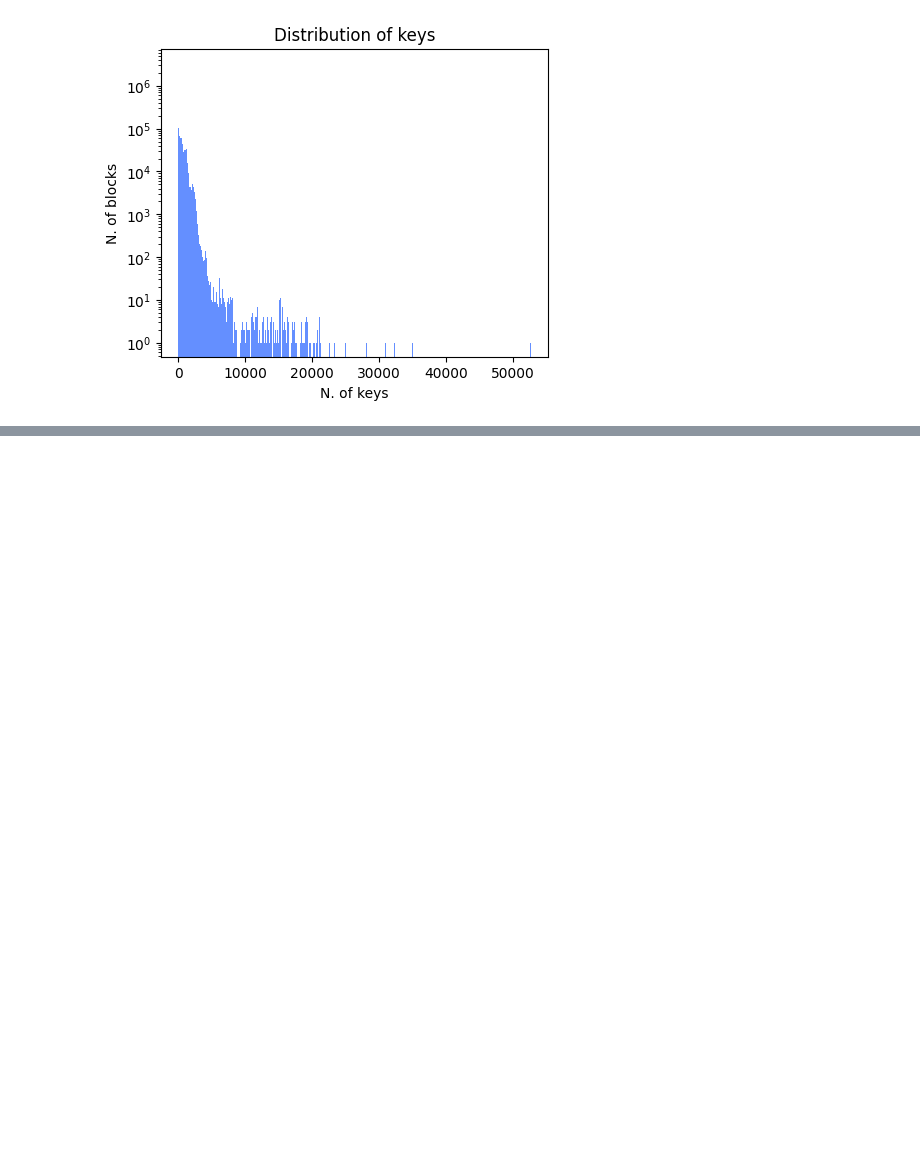
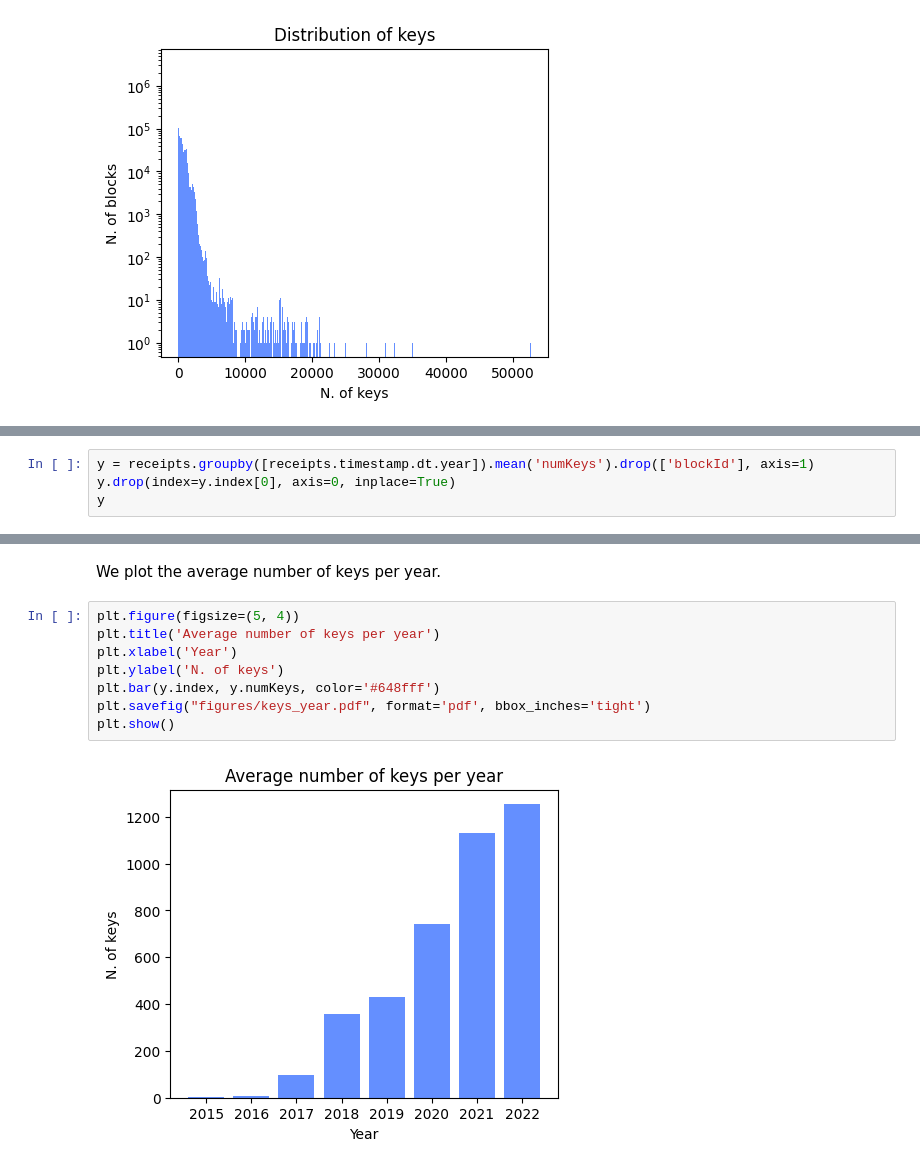
Before and after one commit to mloporchio/LogsBloomAnalysis, a Jupyter notebook: stats.ipynb, the cells around one changed output, grey strips where cells are left out. Cells and saved outputs as stored; diff of their text form; blank space fills up the shorter version.

```diff
--- a/stats.ipynb
+++ b/stats.ipynb
@@ -149,0 +142,4 @@ plt.show()
+# %%
+y = receipts.groupby([receipts.timestamp.dt.year]).mean('numKeys').drop(['blockId'], axis=1)
+y.drop(index=y.index[0], axis=0, inplace=True)
+y
@@ -149,0 +157,12 @@ plt.show()
+# %% [markdown]
+We plot the average number of keys per year.
+# %%
+plt.figure(figsize=(5, 4))
+plt.title('Average number of keys per year')
+plt.xlabel('Year')
+plt.ylabel('N. of keys')
+plt.bar(y.index, y.numKeys, color='#648fff')
+plt.savefig("figures/keys_year.pdf", format='pdf', bbox_inches='tight')
+plt.show()
+# %% [output]
+[figure, added]
```
Also changed, not shown: parts of 16 cells of this notebook, 11 other files.
